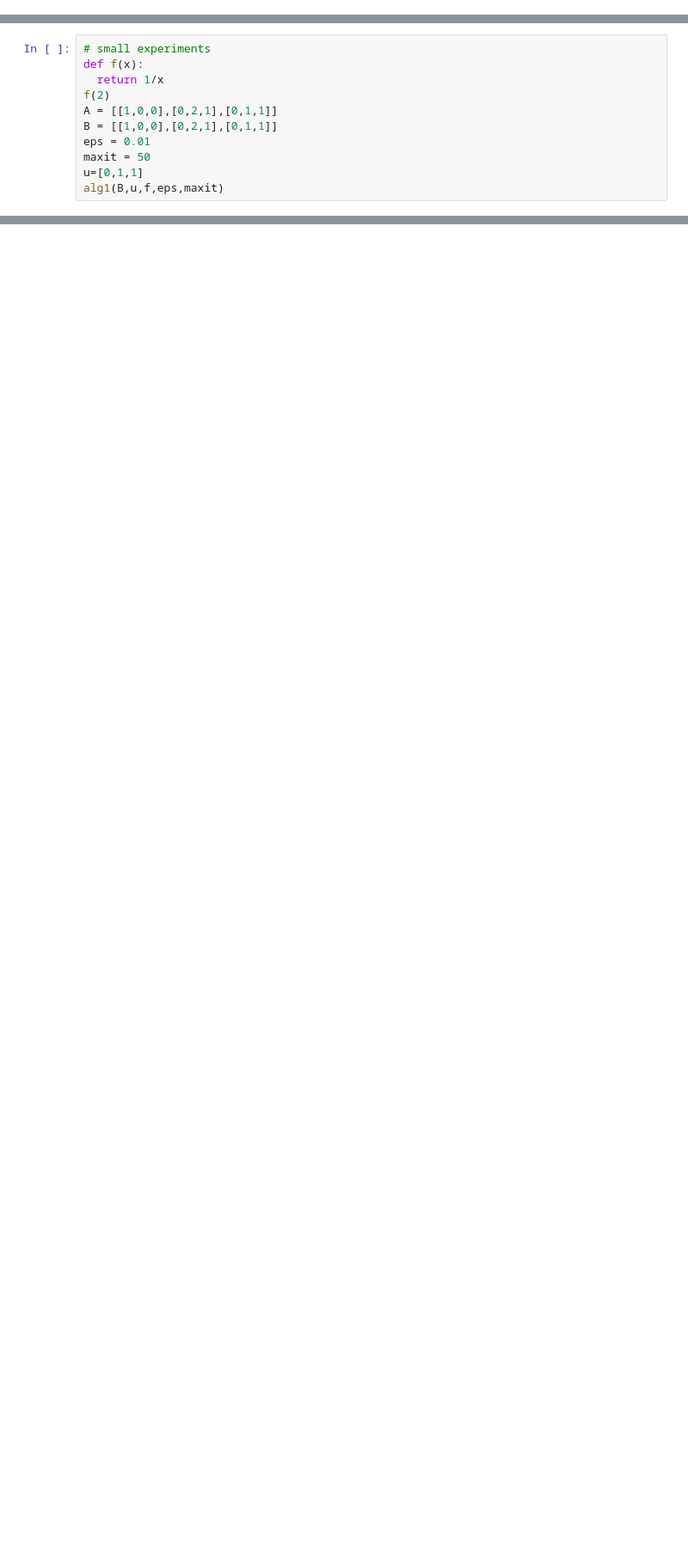
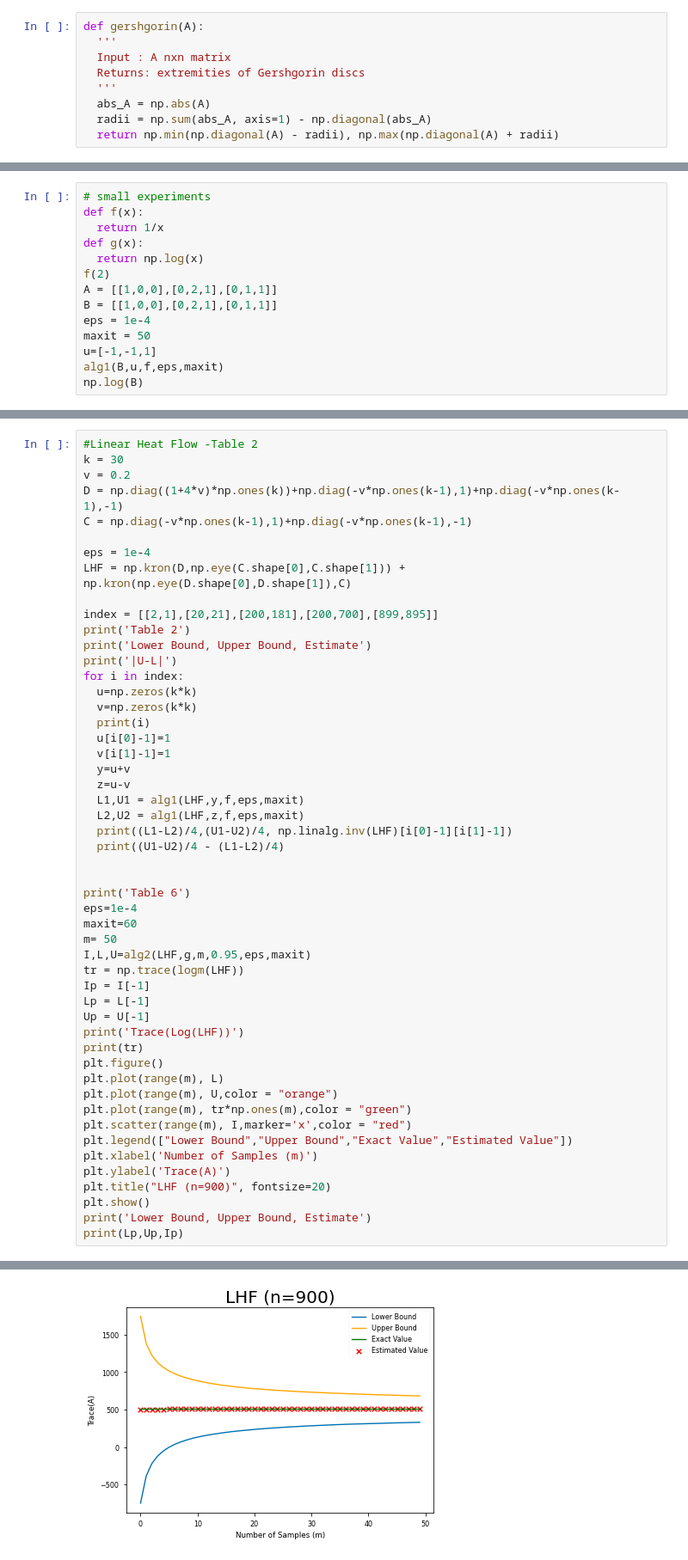
Before and after one commit to Navarra2/ML, a Jupyter notebook: CLAProject.ipynb, the cells around one changed output, grey strips where cells are left out. Shown: that part at 86% size. Drawn from its saved outputs; the diff is of its cells as text; blank space fills up the shorter version.

```diff
--- a/CLAProject.ipynb
+++ b/CLAProject.ipynb
@@ -5,2 +16,11 @@ import random, numpy as np
+# %%
+def gershgorin(A):
+  '''
+  Input : A nxn matrix
+  Returns: extremities of Gershgorin discs
+  '''
+  abs_A = np.abs(A)
+  radii = np.sum(abs_A, axis=1) - np.diagonal(abs_A)
+  return np.min(np.diagonal(A) - radii), np.max(np.diagonal(A) + radii)
 # %%
 def alg1(A,u,f,eps,maxit):
@@ -140,11 +157,14 @@ def alg2(A,m,p,eps,maxit):
 # small experiments
 def f(x):
   return 1/x
+def g(x):
+  return np.log(x)
 f(2)
 A = [[1,0,0],[0,2,1],[0,1,1]]
 B = [[1,0,0],[0,2,1],[0,1,1]]
-eps = 0.01
+eps = 1e-4
 maxit = 50
-u=[0,1,1]
+u=[-1,-1,1]
 alg1(B,u,f,eps,maxit)
+np.log(B)
 # %% [output]
@@ -178,0 +234,52 @@ LHF = np.kron(D,np.eye(C.shape[0],C.shape[1])) + np.kron(np.eye(D.shape[0],D.sha
+# %%
+#Linear Heat Flow -Table 2
+k = 30
+v = 0.2
+D = np.diag((1+4*v)*np.ones(k))+np.diag(-v*np.ones(k-1),1)+np.diag(-v*np.ones(k-1),-1)
+C = np.diag(-v*np.ones(k-1),1)+np.diag(-v*np.ones(k-1),-1)
+
+eps = 1e-4
+LHF = np.kron(D,np.eye(C.shape[0],C.shape[1])) + np.kron(np.eye(D.shape[0],D.shape[1]),C)
+
+index = [[2,1],[20,21],[200,181],[200,700],[899,895]]
+print('Table 2')
+print('Lower Bound, Upper Bound, Estimate')
+print('|U-L|')
+for i in index:
+  u=np.zeros(k*k)
+  v=np.zeros(k*k)
+  print(i)
+  u[i[0]-1]=1
+  v[i[1]-1]=1
+  y=u+v
+  z=u-v
+  L1,U1 = alg1(LHF,y,f,eps,maxit)
+  L2,U2 = alg1(LHF,z,f,eps,maxit)
+  print((L1-L2)/4,(U1-U2)/4, np.linalg.inv(LHF)[i[0]-1][i[1]-1])
+  print((U1-U2)/4 - (L1-L2)/4)
+
+
+print('Table 6')
+eps=1e-4
+maxit=60
+m= 50
+I,L,U=alg2(LHF,g,m,0.95,eps,maxit)
+tr = np.trace(logm(LHF))
+Ip = I[-1]
+Lp = L[-1]
+Up = U[-1]
+print('Trace(Log(LHF))')
+print(tr)
+plt.figure()
+plt.plot(range(m), L)
+plt.plot(range(m), U,color = "orange")
+plt.plot(range(m), tr*np.ones(m),color = "green")
+plt.scatter(range(m), I,marker='x',color = "red")
+plt.legend(["Lower Bound","Upper Bound","Exact Value","Estimated Value"])
+plt.xlabel('Number of Samples (m)')
+plt.ylabel('Trace(A)')
+plt.title("LHF (n=900)", fontsize=20)
+plt.show()
+print('Lower Bound, Upper Bound, Estimate')
+print(Lp,Up,Ip)
+# %% [output]
@@ -178,0 +303 @@ LHF = np.kron(D,np.eye(C.shape[0],C.shape[1])) + np.kron(np.eye(D.shape[0],D.sha
+[figure, added]
```
Also changed, not shown: parts of 18 cells of this notebook.
